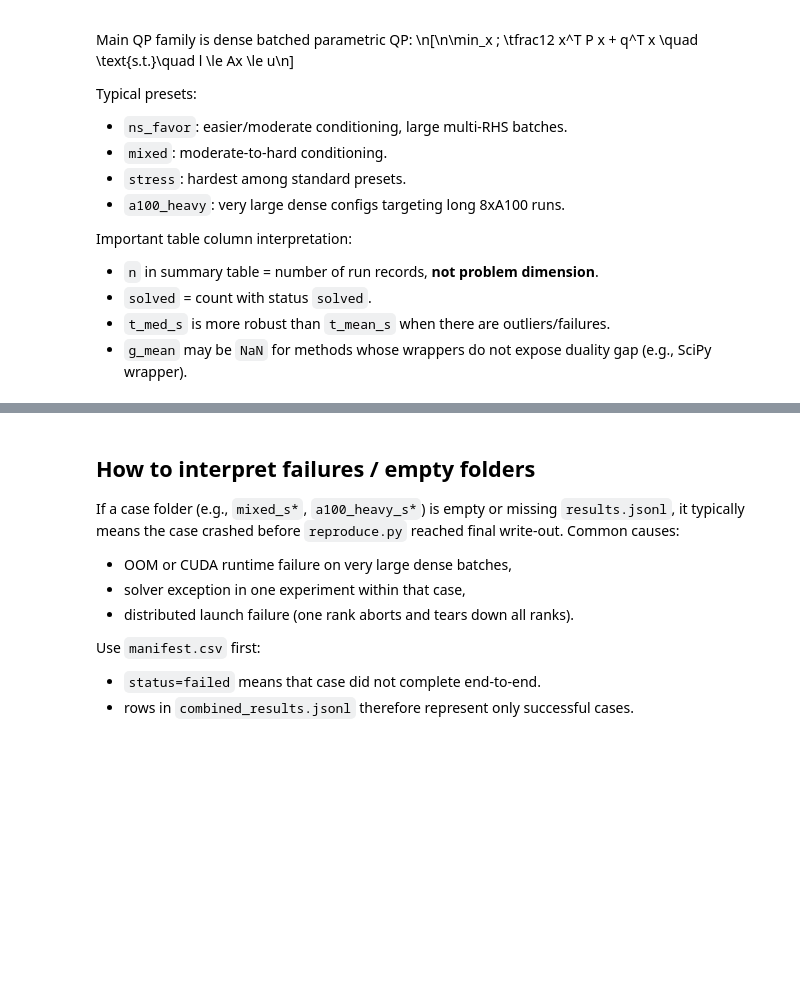
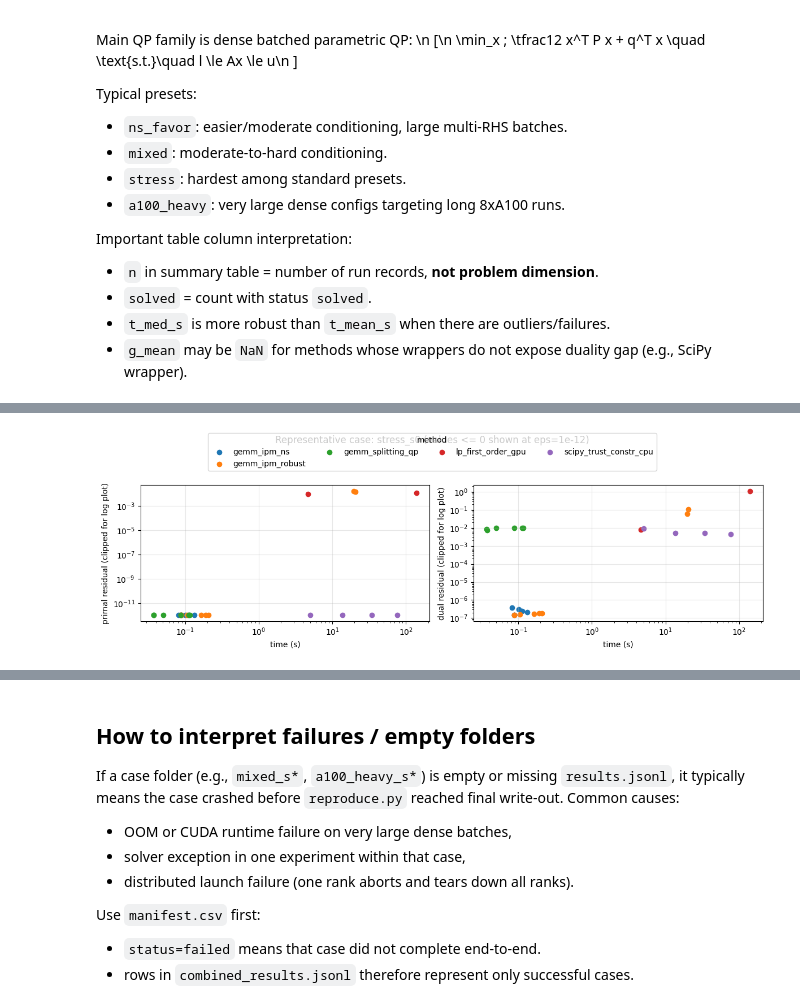
Before and after one commit to jlylekim/matmul-optim, a Jupyter notebook: notebooks/experiment_interpretation_guide.ipynb, the cells around one changed output, grey strips where cells are left out. Cells and saved outputs as stored; diff of their text form; code cells hidden in the pictures; blank space fills up the shorter version.

```diff
--- a/notebooks/experiment_interpretation_guide.ipynb
+++ b/notebooks/experiment_interpretation_guide.ipynb
@@ -110,20 +283,60 @@ display(rep[['solver', 'problem_id', 'status', 'timing.median_s', 'metrics.prima
-# %%
-# Quick visual for representative case
-fig, axes = plt.subplots(1, 2, figsize=(12, 4))
-
-for solver, g in rep.groupby('solver'):
-    axes[0].scatter(g['timing.median_s'], g['metrics.primal_residual'], label=solver)
-    axes[1].scatter(g['timing.median_s'], g['metrics.dual_residual'], label=solver)
-
-for ax, ylab in zip(axes, ['primal residual', 'dual residual']):
-    ax.set_xscale('log')
-    ax.set_yscale('log')
-    ax.set_xlabel('time (s)')
-    ax.set_ylabel(ylab)
-    ax.grid(alpha=0.3)
-
-handles, labels = axes[0].get_legend_handles_labels()
-if handles:
-    fig.legend(handles, labels, loc='upper center', ncol=min(4, len(labels)), title='method')
-fig.tight_layout(rect=(0, 0, 1, 0.88))
-plt.show()
+# %%
+# Quick visual for representative case (log-scale safe)
+# Note: log plots require positive y-values. Some methods report exact 0 primal residual,
+# which would disappear unless we clip to a tiny epsilon for visualization.
+eps = 1e-12
+rep_plot = rep.copy()
+
+diag_rows = []
+for solver, g in rep_plot.groupby('solver'):
+    for metric in ['metrics.primal_residual', 'metrics.dual_residual']:
+        y = pd.to_numeric(g[metric], errors='coerce')
+        total = int(len(y))
+        finite = y[np.isfinite(y)]
+        pos = int((finite > 0).sum())
+        zero_or_neg = int((finite <= 0).sum())
+        nan_count = int(total - len(finite))
+        diag_rows.append({
+            'solver': solver,
+            'metric': metric.replace('metrics.', ''),
+            'total_points': total,
+            'positive_points': pos,
+            'zero_or_negative': zero_or_neg,
+            'nan_points': nan_count,
+        })
+
+diag = pd.DataFrame(diag_rows).sort_values(['metric', 'solver'])
+display(diag)
+
+fig, axes = plt.subplots(1, 2, figsize=(12, 4))
+
+for solver, g in rep_plot.groupby('solver'):
+    x = pd.to_numeric(g['timing.median_s'], errors='coerce').to_numpy()
+
+    yp = pd.to_numeric(g['metrics.primal_residual'], errors='coerce').to_numpy()
+    yd = pd.to_numeric(g['metrics.dual_residual'], errors='coerce').to_numpy()
+
+    # Clip nonpositive values so they remain visible on log scale.
+    yp_clip = np.where(np.isfinite(yp) & (yp > 0), yp, eps)
+    yd_clip = np.where(np.isfinite(yd) & (yd > 0), yd, eps)
+
+    mask_p = np.isfinite(x) & np.isfinite(yp_clip) & (x > 0)
+    mask_d = np.isfinite(x) & np.isfinite(yd_clip) & (x > 0)
+
+    axes[0].scatter(x[mask_p], yp_clip[mask_p], label=solver)
+    axes[1].scatter(x[mask_d], yd_clip[mask_d], label=solver)
+
+for ax, ylab in zip(axes, ['primal residual (clipped for log plot)', 'dual residual (clipped for log plot)']):
+    ax.set_xscale('log')
+    ax.set_yscale('log')
+    ax.set_xlabel('time (s)')
+    ax.set_ylabel(ylab)
+    ax.grid(alpha=0.3)
+
+handles, labels = axes[0].get_legend_handles_labels()
+if handles:
+    fig.legend(handles, labels, loc='upper center', ncol=min(4, len(labels)), title='method')
+fig.suptitle(f'Representative case: {rep_case} (values <= 0 shown at eps={eps:g})')
+fig.tight_layout(rect=(0, 0, 1, 0.88))
+plt.show()
+# %% [output]
@@ -129,0 +354 @@ plt.show()
+[figure, added]
```
Also changed, not shown: parts of 11 cells of this notebook, 5 other files.
